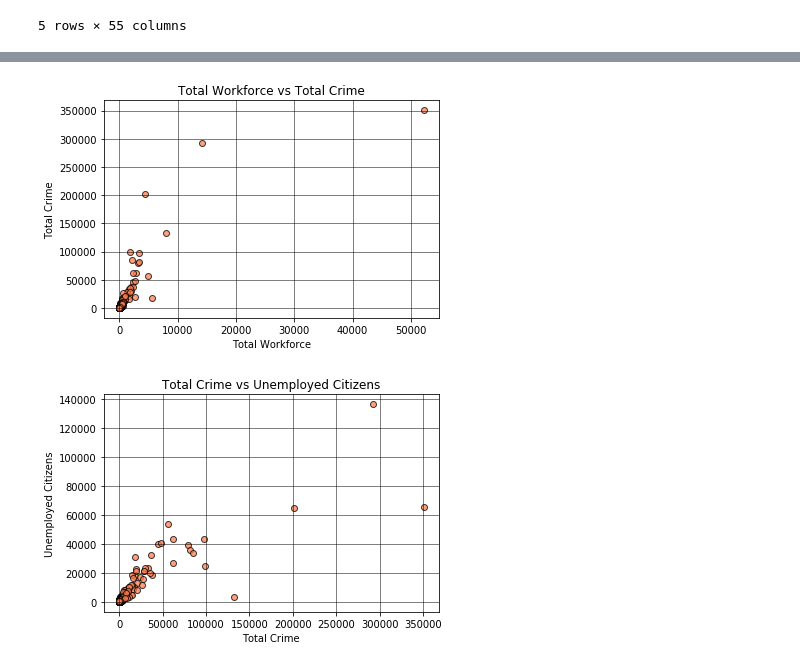
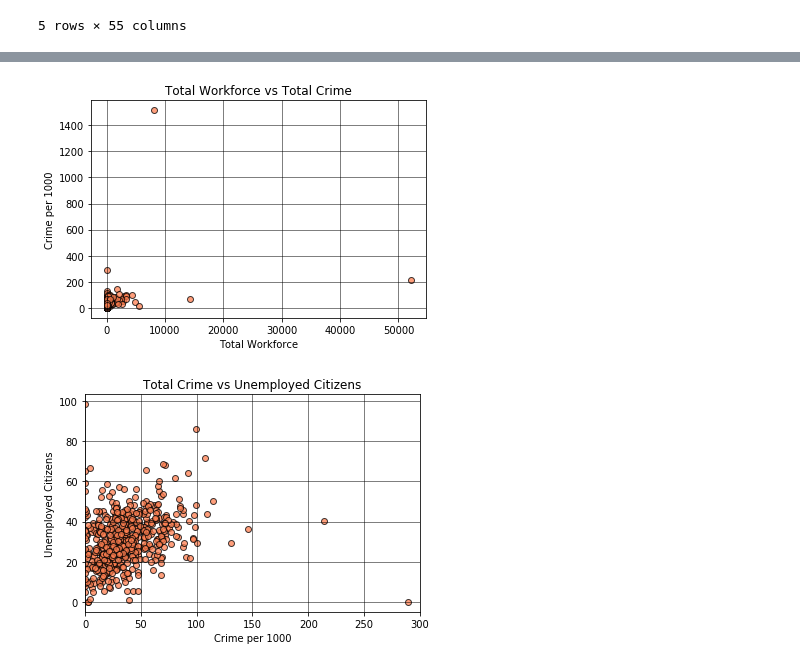
Before and after one commit to swbrummund/Project.01, a Jupyter notebook: Data_Analysis/CreatePlots.ipynb, the cells around one changed output, grey strips where cells are left out. Saved outputs shown, nothing was run; the diff lists cells and outputs as text; code cells hidden in the pictures.

```diff
--- a/Data_Analysis/CreatePlots.ipynb
+++ b/Data_Analysis/CreatePlots.ipynb
@@ -76,7 +83,7 @@ plt.grid(color="black",linestyle="-",linewidth=0.5)
 #fbi_census_df
 
 x_axis = fbi_census_df["Total Workforce"]
-y_axis = fbi_census_df["Total Crime"]
+y_axis = fbi_census_df["Total Crime"]/fbi_census_df["Population"]*1000
 #size = fbi_census_df["Population"]
 
 
@@ -88,34 +95,36 @@ plt.scatter(x_axis,y_axis,facecolors="coral",edgecolors="black",alpha=0.75)
 
 plt.title("Total Workforce vs Total Crime")
 plt.xlabel("Total Workforce")
-plt.ylabel("Total Crime")
+plt.ylabel("Crime per 1000")
+# plt.xlim(0,10000)
 
 
 plt.grid(color="black",linestyle="-",linewidth=0.5)
 # %% [output]
-[figure, old version]
+[figure, new version]
 # %%
 #fbi_census_df
 
-x_axis = fbi_census_df["Total Crime"]
-y_axis = fbi_census_df["Unemployed Citizens"]
+x_axis = fbi_census_df["Total Crime"]/fbi_census_df["Population"]*1000
+y_axis = fbi_census_df["Unemployed Citizens"]/fbi_census_df["Population"]*1000
 #size = fbi_census_df["Population"]
 
 
 # Build the scatter plots for each city types
 
 plt.scatter(x_axis,y_axis,facecolors="coral",edgecolors="black",alpha=0.75)
 
 # Incorporate the other graph properties
 
 plt.title("Total Crime vs Unemployed Citizens")
-plt.xlabel("Total Crime")
+plt.xlabel("Crime per 1000")
 plt.ylabel("Unemployed Citizens")
+plt.xlim(0,300)
 
 
 plt.grid(color="black",linestyle="-",linewidth=0.5)
 # %% [output]
-[figure, old version]
+[figure, new version]
 # %%
 #fbi_census_df
 
```
Also changed, not shown: parts of 12 cells of this notebook.
